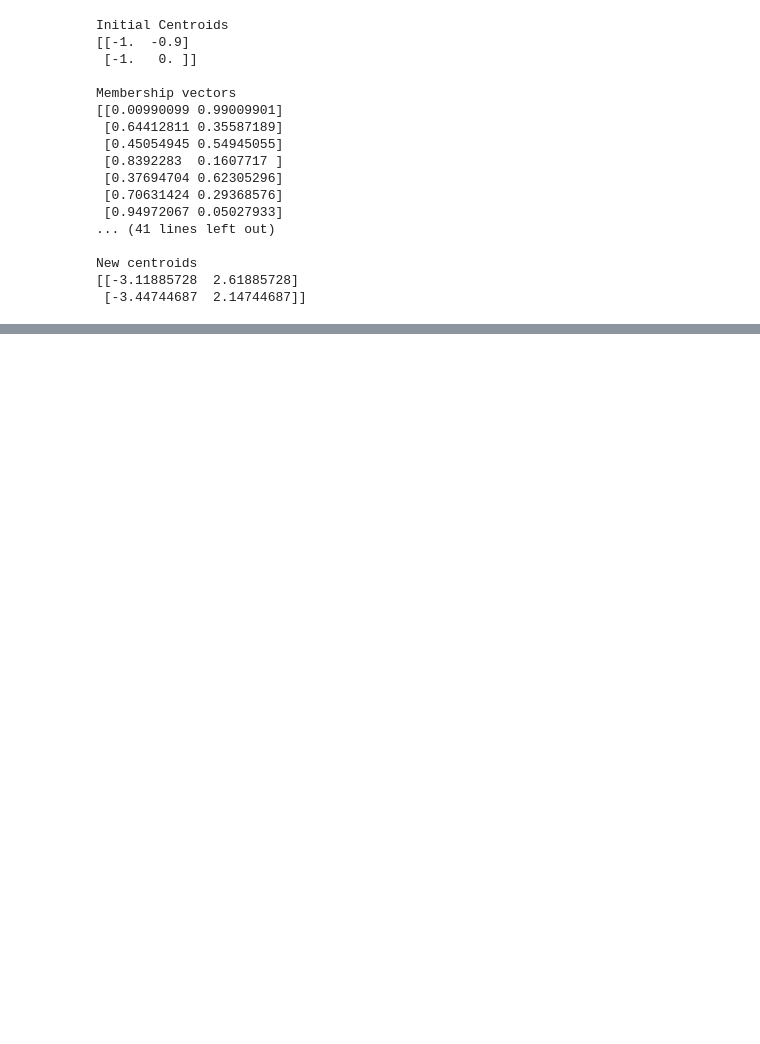
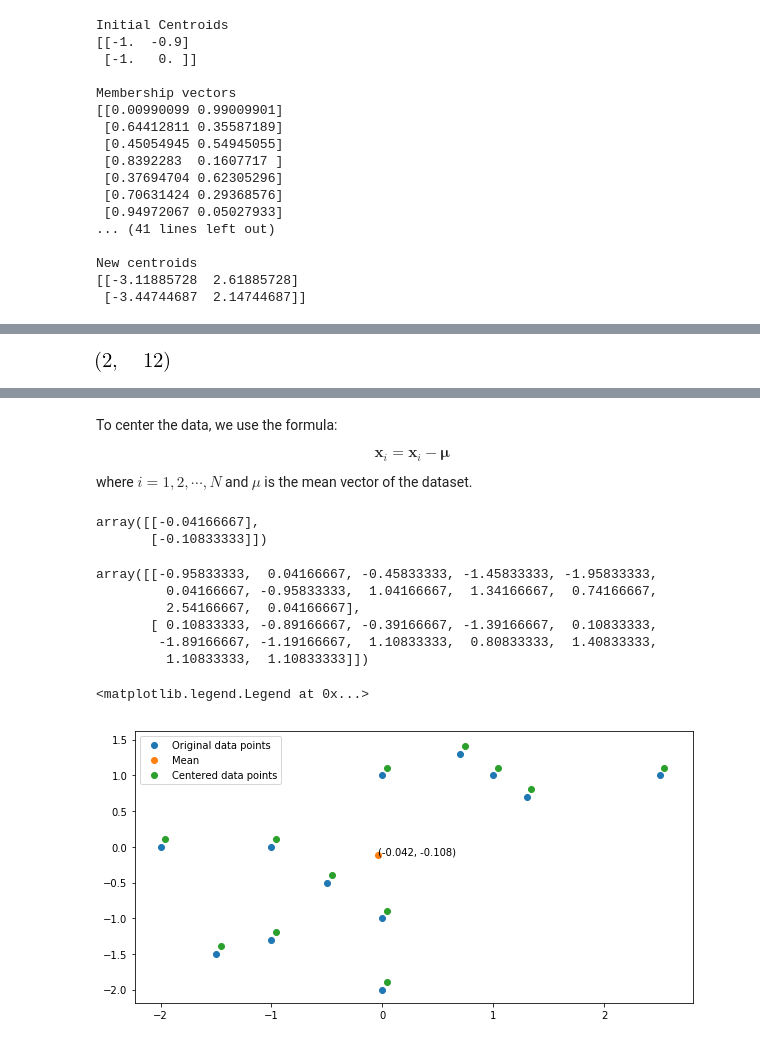
Before and after one commit to sheikhomar/opan, a Jupyter notebook: hw16.ipynb, the cells around one changed output, grey strips where cells are left out. Drawn from its saved outputs; the diff is of its cells as text; code cells hidden in the pictures; blank space fills up the shorter version.

```diff
--- a/hw16.ipynb
+++ b/hw16.ipynb
@@ -215,11 +215,55 @@ New centroids
 
 
 <img src="figures/homework-16/exercise-2.4.png" width="600" />
+# %%
+X = np.array([[-1,   0, -0.5, -1.5, -2,  0,   -1, 1, 1.3, 0.7, 2.5, 0],
+              [ 0 , -1, -0.5, -1.5,  0, -2, -1.3, 1, 0.7, 1.3,   1, 1]])
+X.shape
+# %% [output]
+[figure, added]
 # %% [markdown]
 ---
 ### Exercise 2.4a
 
 <img src="figures/homework-16/exercise-2.4-a.png" width="600" />
+# %% [markdown]
+To center the data, we use the formula:
+$$
+ \hat{\mathbf{x}}_i = \mathbf{x}_i - \mathbf{\mu}
+$$
+where $i = 1,2,\cdots, N$ and $\mu$ is the mean vector of the dataset.
+# %%
+mean = np.mean(X, axis=1).reshape(-1, 1)
+mean
+# %% [output]
+array([[-0.04166667],
+       [-0.10833333]])
+# %%
+centered_X = X - mean
+centered_X
+# %% [output]
+array([[-0.95833333,  0.04166667, -0.45833333, -1.45833333, -1.95833333,
+         0.04166667, -0.95833333,  1.04166667,  1.34166667,  0.74166667,
+         2.54166667,  0.04166667],
+       [ 0.10833333, -0.89166667, -0.39166667, -1.39166667,  0.10833333,
+        -1.89166667, -1.19166667,  1.10833333,  0.80833333,  1.40833333,
+         1.10833333,  1.10833333]])
+# %%
+fig, ax = plt.subplots(figsize=(10, 5))
+x1 = X[0]
+x2 = X[1]
+ax.scatter(x1, x2, label='Original data points')
+
+ax.scatter(mean[0], mean[1], label='Mean')
+ax.annotate('(%0.3f, %0.3f)' % tuple(mean), tuple(mean))
+
+centered_x1 = centered_X[0]
+centered_x2 = centered_X[1]
+ax.scatter(centered_x1, centered_x2, label='Centered data points')
+ax.legend()
+# %% [output]
+<matplotlib.legend.Legend at 0x...>
+[figure, added]
 # %% [markdown]
 ---
 ### Exercise 2.4b
```
Also changed, not shown: parts of 12 cells of this notebook.
